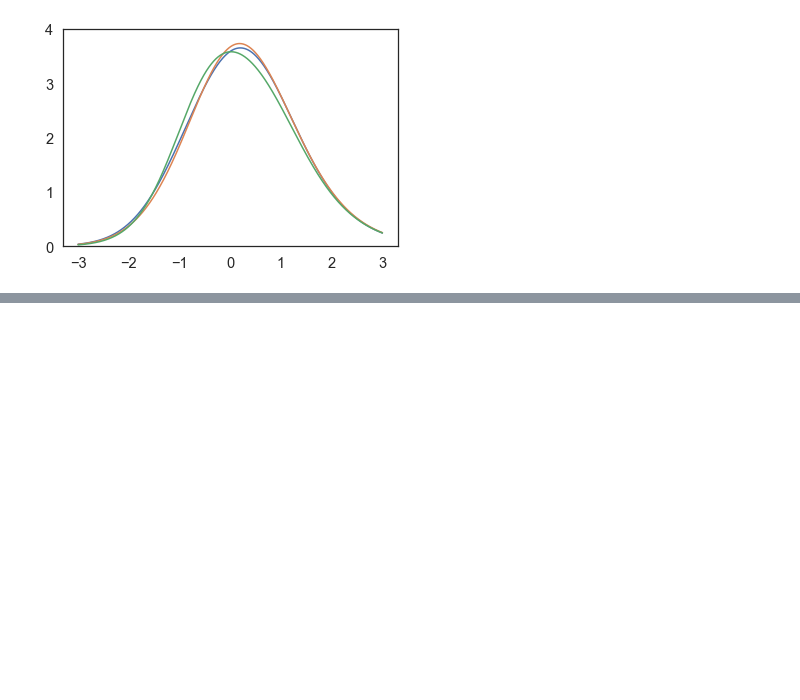
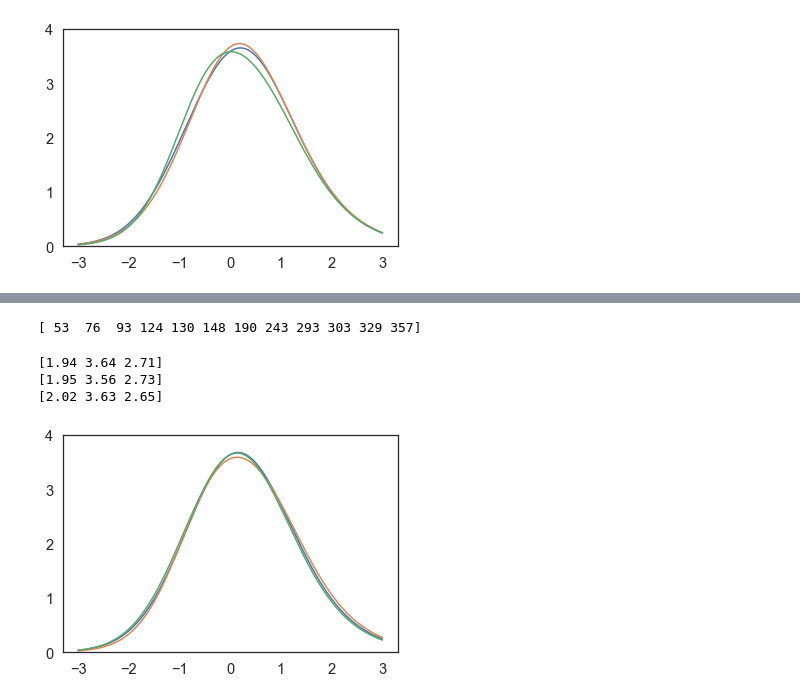
Before and after one commit to ndawlab/mars-irt, a Jupyter notebook: 03_Calibration/XX_mip.ipynb, the cells around one changed output, grey strips where cells are left out. Drawn from its saved outputs; the diff is of its cells as text; code cells hidden in the pictures; blank space fills up the shorter version.

```diff
--- a/03_Calibration/XX_mip.ipynb
+++ b/03_Calibration/XX_mip.ipynb
@@ -352,0 +214,62 @@ array([ 53,  51,  52,  76,  77,  75,  93,  94,  95, 124, 125, 123, 129,
+# %%
+## Define indices.
+triples = []
+for i in range(0, n_item, 3):
+    triple = list(range(i,i+3))
+    for j in range(3): triples.append(np.roll(triple, j).tolist())
+
+## Define metadata.
+n_item = len(triples)
+n_test = 12
+tol = 1e-1
+
+## Initialize model.
+model = Model("assembly")
+
+## Initialize binary variables.
+x = [model.add_var(var_type=BINARY) for i in range(n_item)]
+
+## Define objective.
+model.objective = maximize(xsum(x[i] * W[ix].sum() for i, ix in enumerate(triples)))
+
+## Constraint #1: maximum number of triples.
+model += xsum(x[i] for i in range(n_item)) <= n_test
+
+## Constraint #2: one set per family.
+for i in range(0,n_item,6):
+    model += xsum(x[i:i+6]) <= 1
+
+## Constraint #3: minimize differences.
+for k in range(3):
+    model += xsum(x[i] * W[j1,k] for i, (j1,j2,j3) in enumerate(triples)) -\
+             xsum(x[i] * W[j2,k] for i, (j1,j2,j3) in enumerate(triples)) <= tol
+    model += xsum(x[i] * W[j2,k] for i, (j1,j2,j3) in enumerate(triples)) -\
+             xsum(x[i] * W[j1,k] for i, (j1,j2,j3) in enumerate(triples)) <= tol
+    model += xsum(x[i] * W[j1,k] for i, (j1,j2,j3) in enumerate(triples)) -\
+             xsum(x[i] * W[j3,k] for i, (j1,j2,j3) in enumerate(triples)) <= tol
+    model += xsum(x[i] * W[j3,k] for i, (j1,j2,j3) in enumerate(triples)) -\
+             xsum(x[i] * W[j1,k] for i, (j1,j2,j3) in enumerate(triples)) <= tol
+
+## Optimize.
+model.optimize(max_seconds=120)
+
+selected = np.array([i for i in range(n_item) if x[i].x])
+print(selected)
+# %% [output]
+[ 53  76  93 124 130 148 190 243 293 303 329 357]
+# %%
+for i in range(3):
+    ix = [triples[j][i] for j in selected]
+    theta = np.linspace(-3,3,3001)
+    mu = np.outer(theta, alpha[ix]) - beta[ix]
+    p = gamma + (1-gamma) * inv_logit(mu)
+    q = 1 - p
+    I = np.square(alpha[ix]) * (q / p) * np.square((p - gamma) / (1 - gamma))
+    plt.plot(theta, I.sum(axis=1))
+    print(I[np.in1d(theta, [-1,0,1])].sum(axis=1).round(2))
+plt.ylim(0,4);
+# %% [output]
+[1.94 3.64 2.71]
+[1.95 3.56 2.73]
+[2.02 3.63 2.65]
+[figure, added]
```
Also changed, not shown: parts of 21 cells of this notebook.
